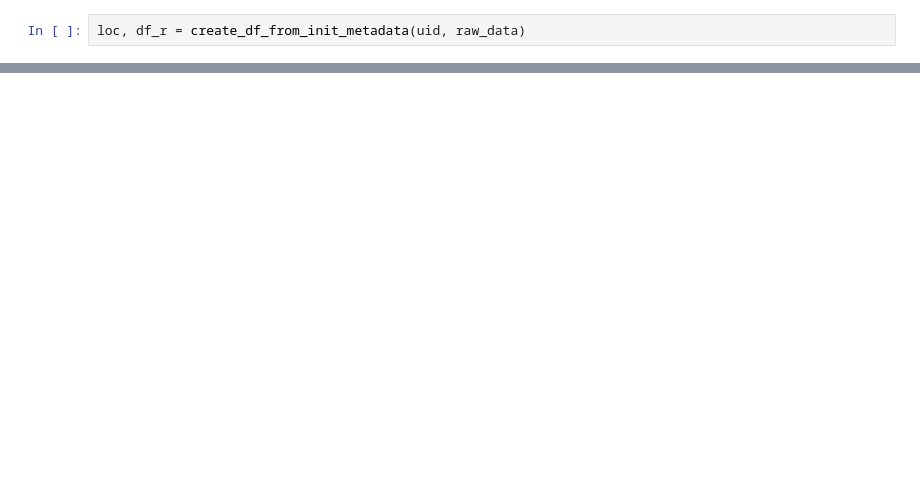
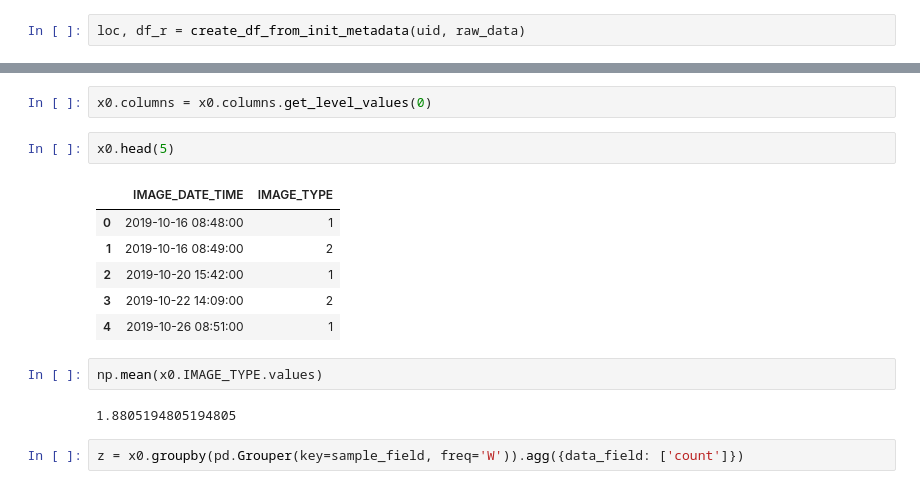
Before and after one commit to oavioz/Louie7Predictors, a Jupyter notebook: metadata_to_vec.ipynb, the cells around one changed output, grey strips where cells are left out. Cells and saved outputs as stored; diff of their text form; blank space fills up the shorter version.

```diff
--- a/metadata_to_vec.ipynb
+++ b/metadata_to_vec.ipynb
@@ -174,0 +170,17 @@ False
+# %%
+x0.columns = x0.columns.get_level_values(0)
+# %%
+x0.head(5)
+# %% [output]
+|  | IMAGE_DATE_TIME | IMAGE_TYPE |
+| 0 | 2019-10-16 08:48:00 | 1 |
+| 1 | 2019-10-16 08:49:00 | 2 |
+| 2 | 2019-10-20 15:42:00 | 1 |
+| 3 | 2019-10-22 14:09:00 | 2 |
+| 4 | 2019-10-26 08:51:00 | 1 |
+# %%
+np.mean(x0.IMAGE_TYPE.values)
+# %% [output]
+1.8805194805194805
+# %%
+z = x0.groupby(pd.Grouper(key=sample_field, freq='W')).agg({data_field: ['count']})
```
Also changed, not shown: parts of 56 cells of this notebook, 11 other files.
